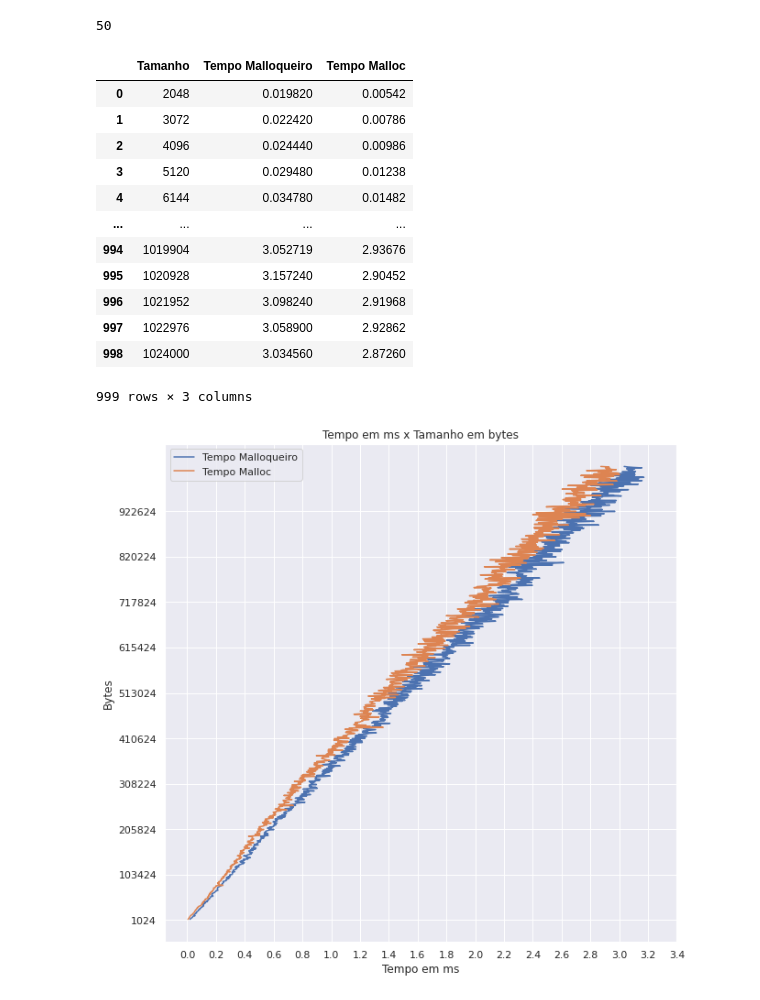
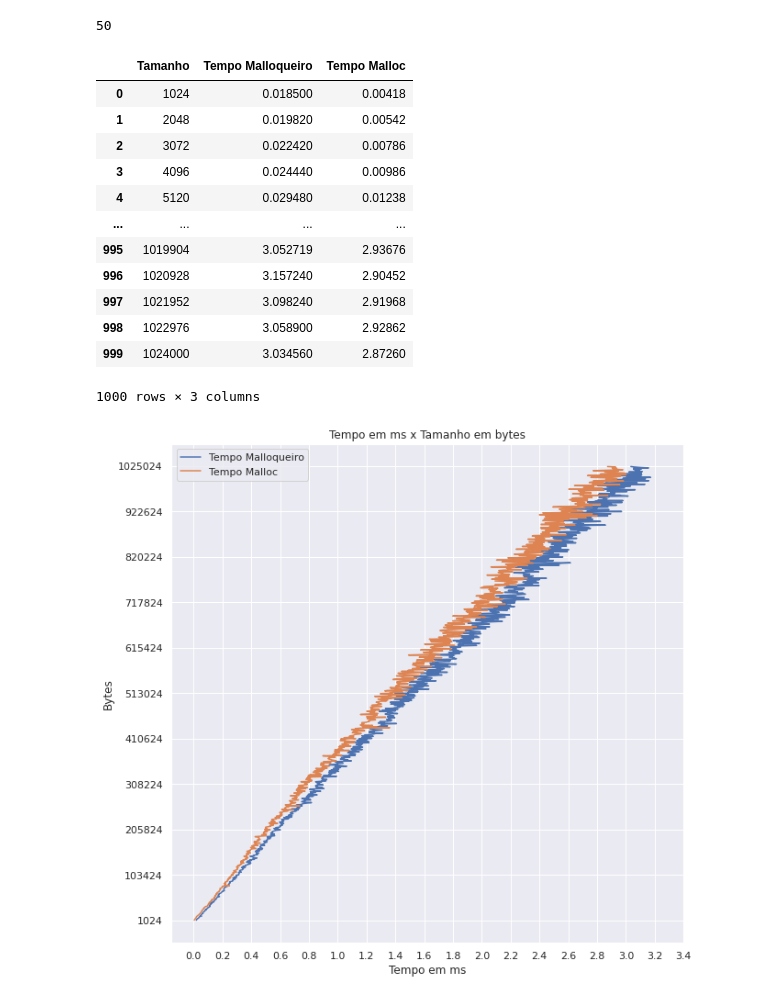
Before and after one commit to Softawii/Malloqueiro, a Jupyter notebook: dados.ipynb, the cells around one changed output. Saved outputs shown, nothing was run; the diff lists cells and outputs as text; code cells hidden in the pictures.

```diff
--- a/dados.ipynb
+++ b/dados.ipynb
@@ -15,10 +15,10 @@ len(results_path)
 df = None
 for result_path in results_path:
     if df is None:
-        df = pd.read_csv(join(path, result_path), sep=';')
+        df = pd.read_csv(join(path, result_path), sep=';',header=None)
         df.columns = ['Tamanho', 'Tempo Malloqueiro', 'Tempo Malloc']
     else:
-        df_t = pd.read_csv(join(path, result_path), sep=';')
+        df_t = pd.read_csv(join(path, result_path), sep=';',header=None)
         df_t.columns = ['Tamanho', 'Tempo Malloqueiro', 'Tempo Malloc']
         df['Tempo Malloqueiro'] = df['Tempo Malloqueiro'] + df_t['Tempo Malloqueiro']
         df['Tempo Malloc'] = df['Tempo Malloc'] + df_t['Tempo Malloc']
@@ -28,30 +28,31 @@ df['Tempo Malloc'] = df['Tempo Malloc'] / len(results_path)
 df
 # %% [output]
 |  | Tamanho | Tempo Malloqueiro | Tempo Malloc |
-| 0 | 2048 | 0.019820 | 0.00542 |
-| 1 | 3072 | 0.022420 | 0.00786 |
-| 2 | 4096 | 0.024440 | 0.00986 |
-| 3 | 5120 | 0.029480 | 0.01238 |
-| 4 | 6144 | 0.034780 | 0.01482 |
+| 0 | 1024 | 0.018500 | 0.00418 |
+| 1 | 2048 | 0.019820 | 0.00542 |
+| 2 | 3072 | 0.022420 | 0.00786 |
+| 3 | 4096 | 0.024440 | 0.00986 |
+| 4 | 5120 | 0.029480 | 0.01238 |
 | ... | ... | ... | ... |
-| 994 | 1019904 | 3.052719 | 2.93676 |
-| 995 | 1020928 | 3.157240 | 2.90452 |
-| 996 | 1021952 | 3.098240 | 2.91968 |
-| 997 | 1022976 | 3.058900 | 2.92862 |
-| 998 | 1024000 | 3.034560 | 2.87260 |
+| 995 | 1019904 | 3.052719 | 2.93676 |
+| 996 | 1020928 | 3.157240 | 2.90452 |
+| 997 | 1021952 | 3.098240 | 2.91968 |
+| 998 | 1022976 | 3.058900 | 2.92862 |
+| 999 | 1024000 | 3.034560 | 2.87260 |
-999 rows × 3 columns
+1000 rows × 3 columns
 # %%
 sns.set_theme()
 plt.figure(figsize=(10,10), facecolor='white')
 plt.plot(df['Tempo Malloqueiro'], df['Tamanho'], label='Tempo Malloqueiro')
 plt.plot(df['Tempo Malloc'], df['Tamanho'], label='Tempo Malloc')
-plt.title('Tempo em ms x Tamanho em bytes')
 plt.xticks(np.arange(0,int(max(df['Tempo Malloqueiro'].max(),df['Tempo Malloc'].max()))+0.6, 0.2))
-plt.yticks(np.arange(1024,1024000, 1024)[::100])
+plt.yticks(np.arange(1024,1024000+1025, 1024)[::100])
+plt.ticklabel_format(style='plain')
 plt.ylabel('Bytes')
 plt.xlabel('Tempo em ms')
+plt.title('Tempo em ms x Tamanho em bytes')
 plt.legend()
 plt.savefig('resultados/grafico_1.png', dpi=1500)
 plt.show()
 # %% [output]
-[figure, old version]
+[figure, new version]
```
Also changed, not shown: 1 other file.
